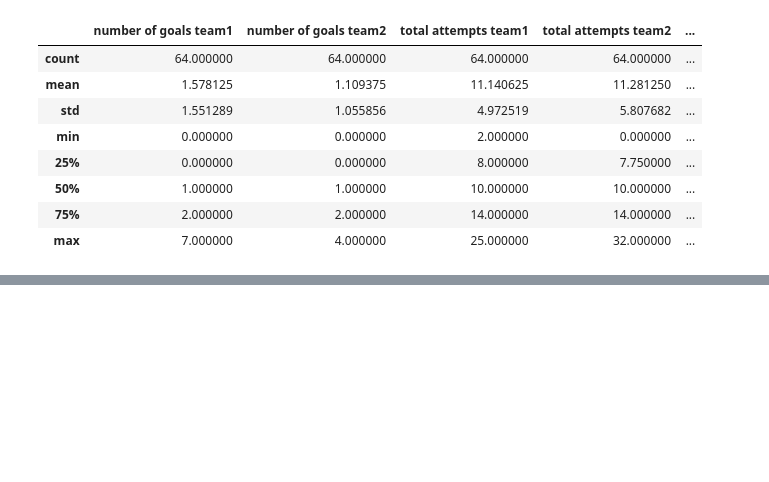
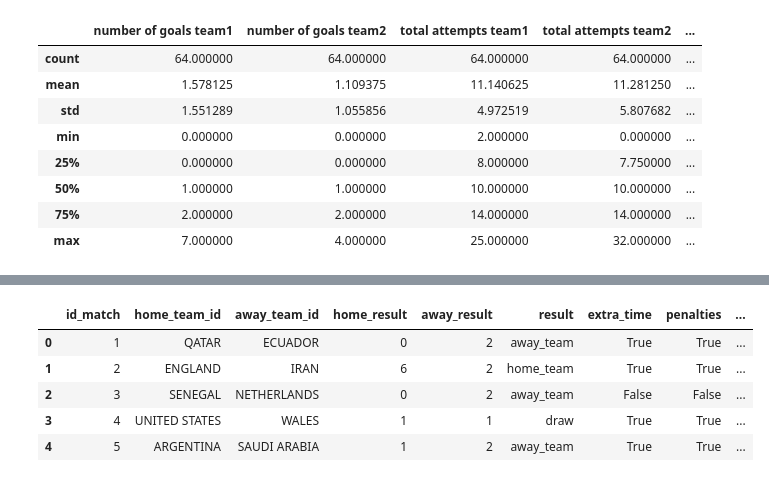
Before and after one commit to Simplon-DE-P1-2025/Brief-2-ETL-donnees-footballistiques-Short-Kings, a Jupyter notebook: notebooks/WorldCup2022.ipynb, the cells around one changed output, grey strips where cells are left out. Saved outputs shown, nothing was run; the diff lists cells and outputs as text; code cells hidden in the pictures; blank space fills up the shorter version.

Commit message:
feat(WorldCup2022): Add World Cup 2022 ETL notebook and processed match data.

```diff
--- a/notebooks/WorldCup2022.ipynb
+++ b/notebooks/WorldCup2022.ipynb
@@ -94,0 +88,14 @@ df.describe()
+# %%
+columns_to_keep = [
+    'team1', 'team2', 'date', 'hour', 'category',
+    'number of goals team1', 'number of goals team2',
+    'possession team1', 'possession team2', 'possession in contest',
+    'total attempts team1', 'total attempts team2',
+    'on target attempts team1', 'on target attempts team2',
+    'yellow cards team1', 'yellow cards team2',
+    'red cards team1', 'red cards team2',
+    'penalties scored team1', 'penalties scored team2'
+]
+
+df_selected = df[columns_to_keep].copy()
+df_selected.head()
@@ -94,0 +150,6 @@ df.describe()
+# %%
+df_selected['total_goals'] = df_selected['number of goals team1'] + df_selected['number of goals team2']
+df_selected['goal_difference'] = abs(df_selected['number of goals team1'] - df_selected['number of goals team2'])
+
+print("Aperçu des données enrichies :")
+df_selected.head()
@@ -94,0 +169,54 @@ df.describe()
+# %%
+# Génération d'IDs pour les équipes (mapping simple basé sur l'ordre alphabétique)
+# Dans un cas réel, ces IDs viendraient d'une table 'teams' déjà peuplée
+unique_teams = sorted(pd.concat([df_selected['team1'], df_selected['team2']]).unique())
+# team_mapping = {team: i+1 for i, team in enumerate(unique_teams)}
+
+df_matches = df_selected.copy()
+
+# Création des Foreign Keys
+df_matches['home_team_id'] = df_matches['team1']
+df_matches['away_team_id'] = df_matches['team2']
+
+# Renommage des colonnes
+df_matches = df_matches.rename(columns={
+    'number of goals team1': 'home_result',
+    'number of goals team2': 'away_result',
+    'category': 'round'
+})
+
+# Calcul de la colonne 'result'
+conditions = [
+    df_matches['home_result'] > df_matches['away_result'],
+    df_matches['home_result'] < df_matches['away_result']
+]
+choices = ['home_team', 'away_team']
+df_matches['result'] = np.select(conditions, choices, default='draw')
+
+# Gestion des booléens
+df_matches['penalties'] = (df_matches['penalties scored team1'] + df_matches['penalties scored team2']) > 0
+df_matches['extra_time'] = df_matches['penalties'] # Assumption simplifiée
+df_matches['replay'] = False
+
+# Colonnes statiques ou manquantes
+df_matches['edition'] = 2022
+df_matches['city'] = None # Information non disponible dans ce dataset
+df_matches['id_stadium'] = None # Information non disponible
+
+# Génération d'un ID de match séquentiel
+df_matches['id_match'] = range(1, len(df_matches) + 1)
+
+# Sélection et ordonnancement final des colonnes selon le schéma SQL
+final_cols = [
+    'id_match',
+    'home_team_id', 'away_team_id',
+    'home_result', 'away_result', 'result',
+    'extra_time', 'penalties', 'replay',
+    'date', 'round', 'city', 'id_stadium', 'edition'
+]
+
+df_matches_final = df_matches[final_cols].copy()
+
+print("Aperçu du DataFrame final prêt pour l'insertion SQL :")
+df_matches_final.head()
+# %% [output]
@@ -94,0 +224,6 @@ df.describe()
+|  | id_match | home_team_id | away_team_id | home_result | away_result | result | extra_time | penalties | ... |
+| 0 | 1 | QATAR | ECUADOR | 0 | 2 | away_team | True | True | ... |
+| 1 | 2 | ENGLAND | IRAN | 6 | 2 | home_team | True | True | ... |
+| 2 | 3 | SENEGAL | NETHERLANDS | 0 | 2 | away_team | False | False | ... |
+| 3 | 4 | UNITED STATES | WALES | 1 | 1 | draw | True | True | ... |
+| 4 | 5 | ARGENTINA | SAUDI ARABIA | 1 | 2 | away_team | True | True | ... |
```
Also changed, not shown: parts of 16 cells of this notebook, 2 other files.
